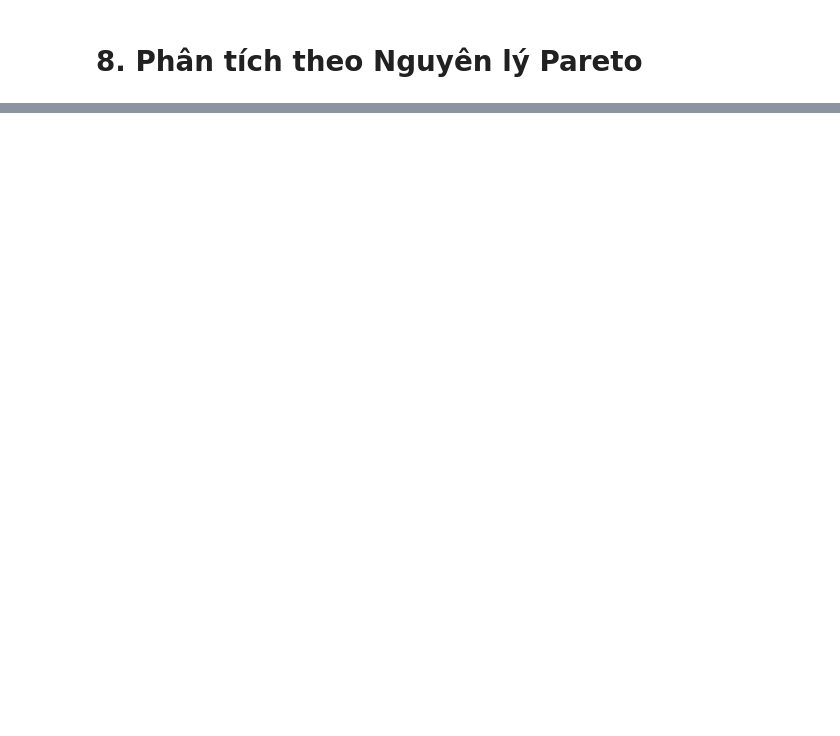
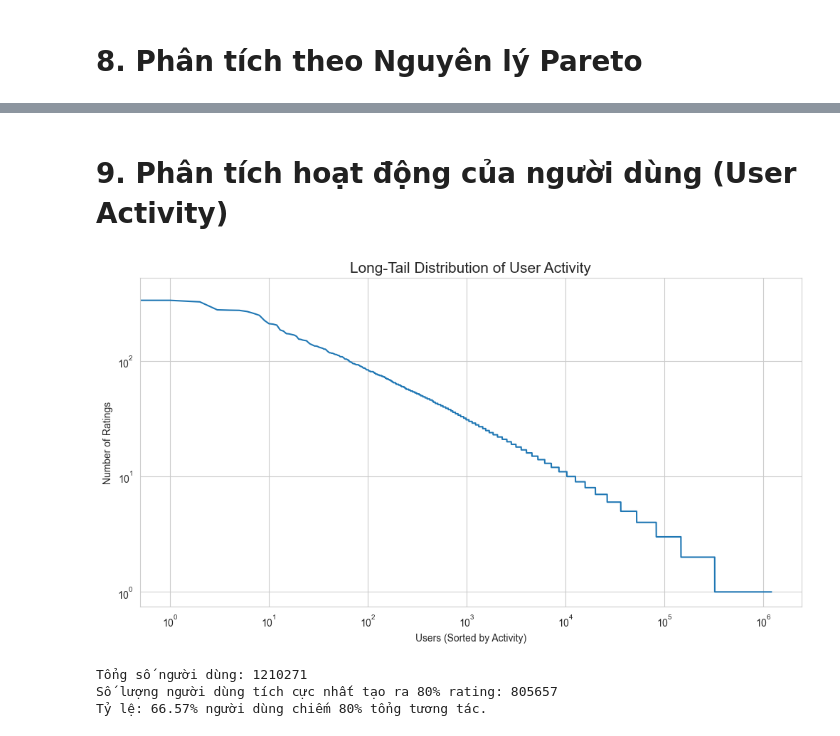
Before and after one commit to callmezuy/hcmus-programmingds--lab02, a Jupyter notebook: notebooks/01_data_exploration.ipynb, the cells around one changed output, grey strips where cells are left out. Saved outputs shown, nothing was run; the diff lists cells and outputs as text; code cells hidden in the pictures; blank space fills up the shorter version.

```diff
--- a/notebooks/01_data_exploration.ipynb
+++ b/notebooks/01_data_exploration.ipynb
@@ -222,0 +185,41 @@ Tỷ lệ: 20.11% số sản phẩm chiếm 80% tổng tương tác.
+# %% [markdown]
+
+# 9. Phân tích hoạt động của người dùng (User Activity)
+# %%
+# 1. Đếm số lượng rating cho mỗi user
+_, user_counts = np.unique(user_ids, return_counts=True)
+
+# 2. Sắp xếp số lượng rating từ Cao xuống Thấp
+sorted_user_indices = np.argsort(user_counts)[::-1]
+sorted_user_counts = user_counts[sorted_user_indices]
+
+# 3. Vẽ biểu đồ Long-Tail cho User
+plt.figure(figsize=(12, 6))
+plt.plot(sorted_user_counts)
+plt.title("Long-Tail Distribution of User Activity", fontsize=15)
+plt.xlabel("Users (Sorted by Activity)")
+plt.ylabel("Number of Ratings")
+plt.xscale('log')
+plt.yscale('log')
+plt.show()
+
+# 4. Phân tích Pareto cho User
+cumulative_user_ratings = np.cumsum(sorted_user_counts)
+total_user_ratings = cumulative_user_ratings[-1]
+cumulative_user_percent = (cumulative_user_ratings / total_user_ratings) * 100
+
+index_80_percent_users = np.searchsorted(cumulative_user_percent, 80.0)
+
+num_users_top_80 = index_80_percent_users + 1
+total_users = len(sorted_user_counts)
+user_percent_making_80 = (num_users_top_80 / total_users) * 100
+
+# --- KẾT QUẢ ---
+print(f"Tổng số người dùng: {total_users}")
+print(f"Số lượng người dùng tích cực nhất tạo ra 80% rating: {num_users_top_80}")
+print(f"Tỷ lệ: {user_percent_making_80:.2f}% người dùng chiếm 80% tổng tương tác.")
+# %% [output]
+[figure, added]
+Tổng số người dùng: 1210271
+Số lượng người dùng tích cực nhất tạo ra 80% rating: 805657
+Tỷ lệ: 66.57% người dùng chiếm 80% tổng tương tác.
```
Also changed, not shown: parts of 16 cells of this notebook.
